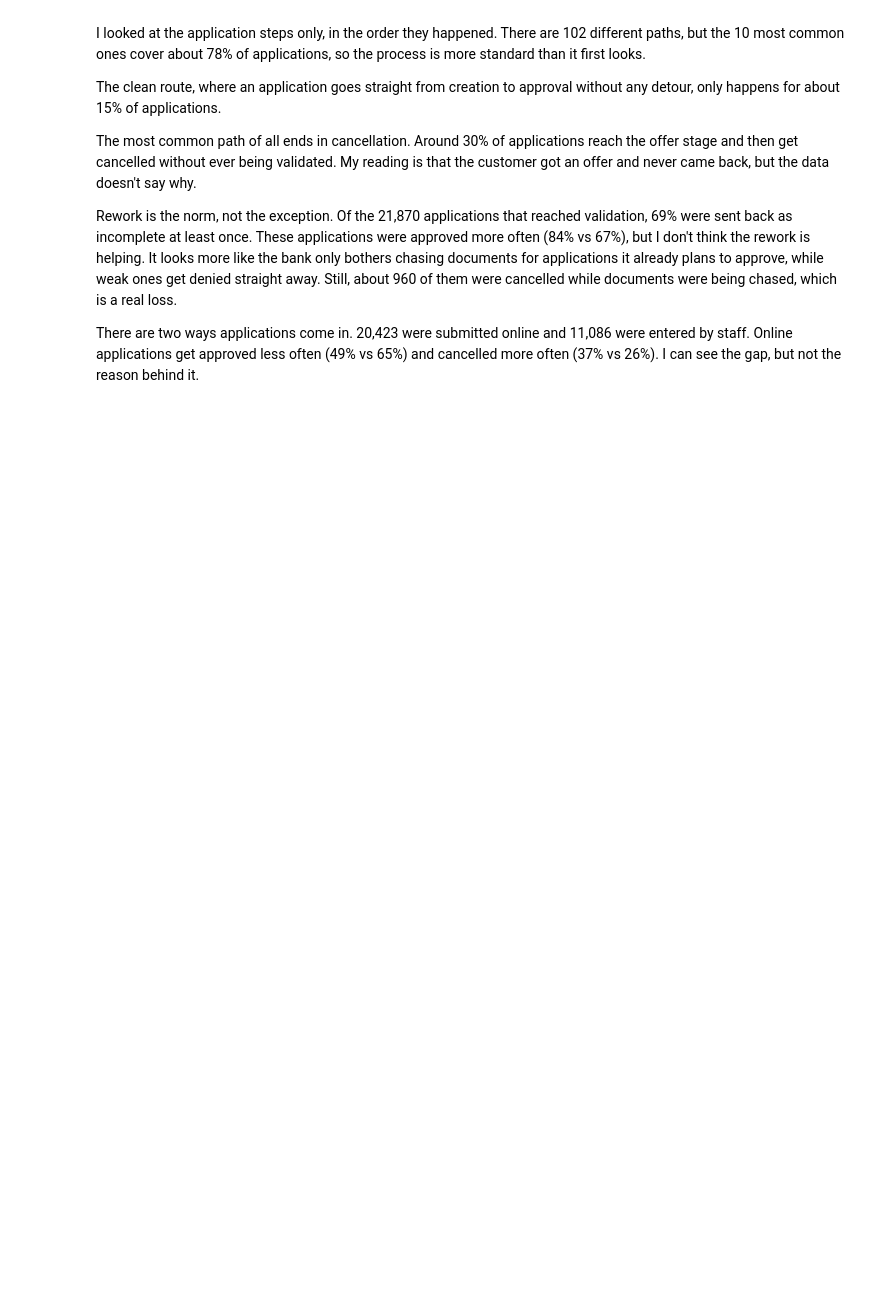
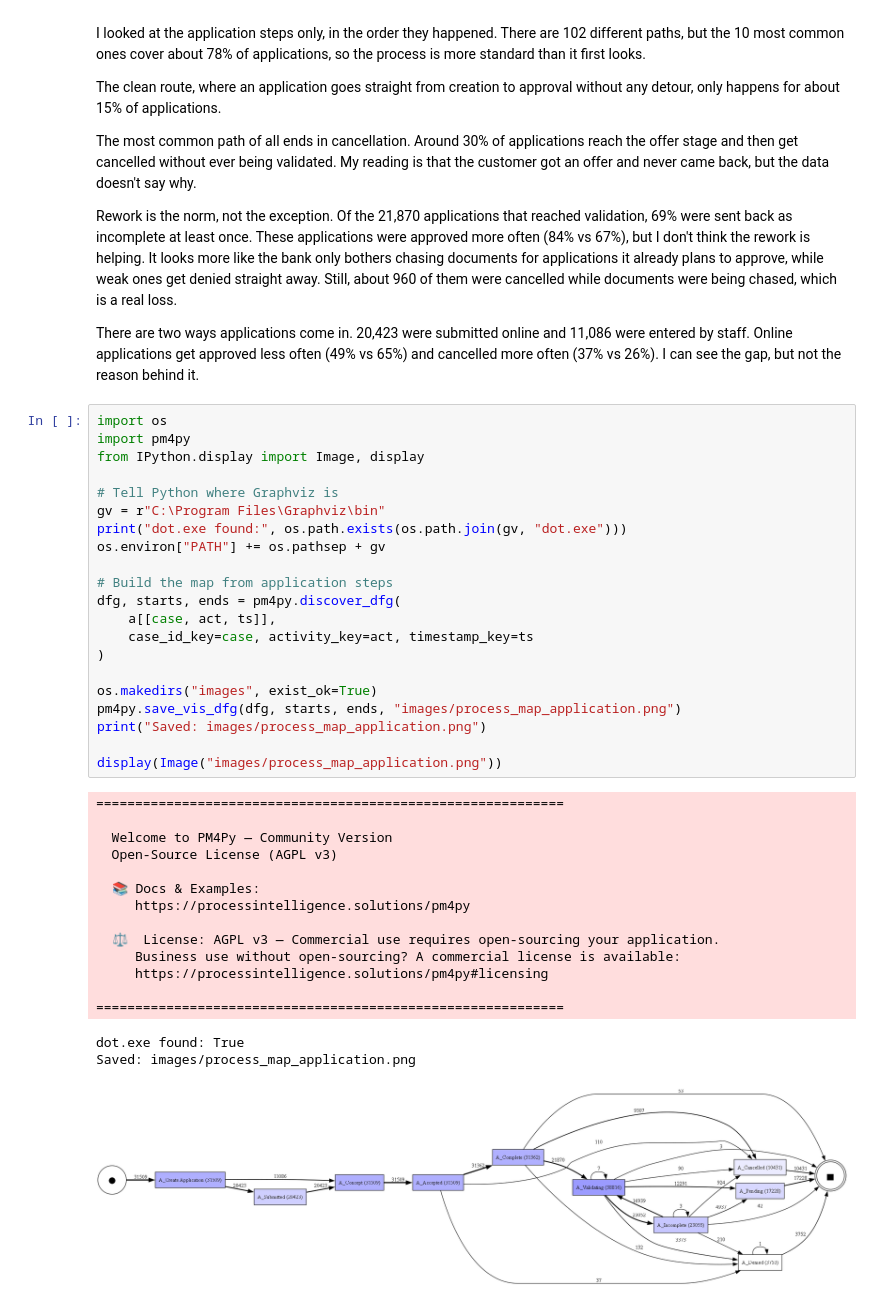
Before and after one commit to rajavinay-eng/loan-application-process-analysis, a Jupyter notebook: 03_process_map.ipynb, the cells around one changed output. Drawn from its saved outputs; the diff is of its cells as text; blank space fills up the shorter version.

Commit message:
Process map of application steps

```diff
--- a/03_process_map.ipynb
+++ b/03_process_map.ipynb
@@ -115,3 +115,41 @@ The most common path of all ends in cancellation. Around 30% of applications rea
 Rework is the norm, not the exception. Of the 21,870 applications that reached validation, 69% were sent back as incomplete at least once. These applications were approved more often (84% vs 67%), but I don't think the rework is helping. It looks more like the bank only bothers chasing documents for applications it already plans to approve, while weak ones get denied straight away. Still, about 960 of them were cancelled while documents were being chased, which is a real loss.
 
 There are two ways applications come in. 20,423 were submitted online and 11,086 were entered by staff. Online applications get approved less often (49% vs 65%) and cancelled more often (37% vs 26%). I can see the gap, but not the reason behind it.
+# %%
+import os
+import pm4py
+from IPython.display import Image, display
+
+# Tell Python where Graphviz is
+gv = r"C:\Program Files\Graphviz\bin"
+print("dot.exe found:", os.path.exists(os.path.join(gv, "dot.exe")))
+os.environ["PATH"] += os.pathsep + gv
+
+# Build the map from application steps
+dfg, starts, ends = pm4py.discover_dfg(
+    a[[case, act, ts]],
+    case_id_key=case, activity_key=act, timestamp_key=ts
+)
+
+os.makedirs("images", exist_ok=True)
+pm4py.save_vis_dfg(dfg, starts, ends, "images/process_map_application.png")
+print("Saved: images/process_map_application.png")
+
+display(Image("images/process_map_application.png"))
+# %% [output]
+============================================================
+
+  Welcome to PM4Py — Community Version
+  Open-Source License (AGPL v3)
+
+  📚 Docs & Examples:
+     https://processintelligence.solutions/pm4py
+
+  ⚖️  License: AGPL v3 — Commercial use requires open-sourcing your application.
+     Business use without open-sourcing? A commercial license is available:
+     https://processintelligence.solutions/pm4py#licensing
+
+============================================================
+dot.exe found: True
+Saved: images/process_map_application.png
+[figure, added]
```
Also changed, not shown: 1 other file.
